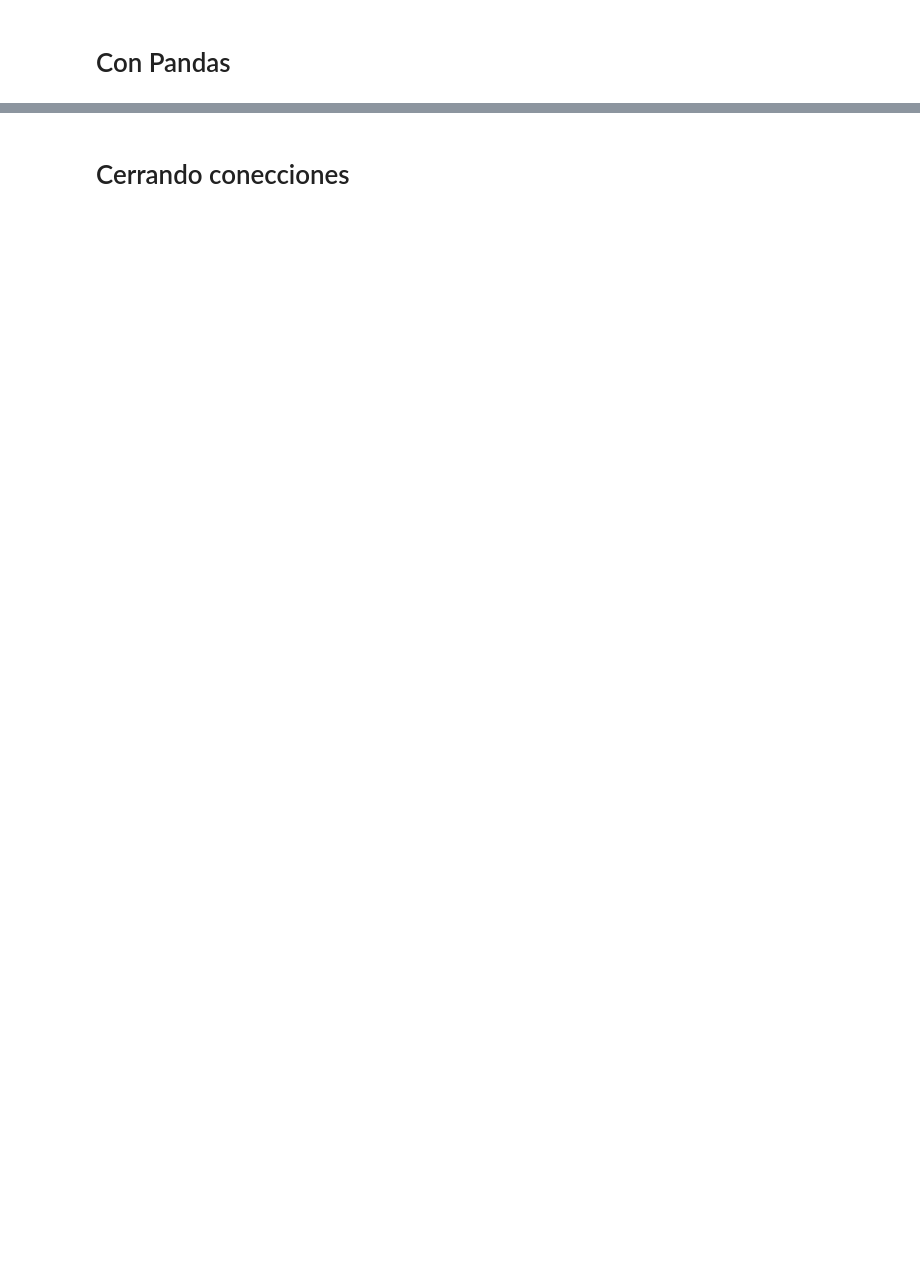
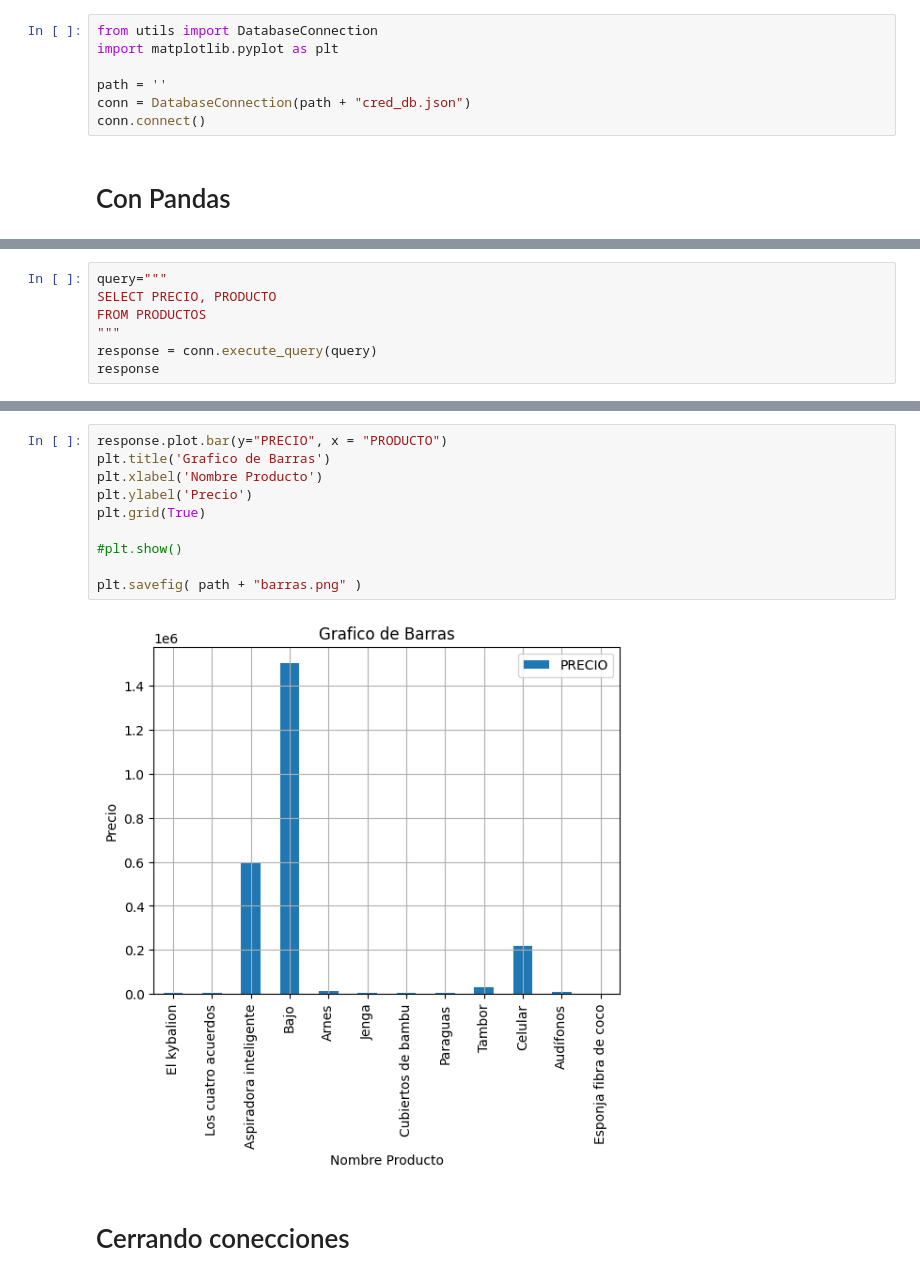
Before and after one commit to amarufd/herramientasDeAnalisis2023, a Jupyter notebook: Python/conection_database.ipynb, the cells around one changed output, grey strips where cells are left out. Saved outputs shown, nothing was run; the diff lists cells and outputs as text; blank space fills up the shorter version.

```diff
--- a/Python/conection_database.ipynb
+++ b/Python/conection_database.ipynb
@@ -92,3 +1,10 @@ response
+# %%
+from utils import DatabaseConnection
+import matplotlib.pyplot as plt
+
+path = ''
+conn = DatabaseConnection(path + "cred_db.json")
+conn.connect()
 # %% [markdown]
 # Con Pandas
 # %%
@@ -130,0 +33,7 @@ response['PRECIO'].plot.hist(bins=15)
+# %%
+query="""
+SELECT PRECIO, PRODUCTO
+FROM PRODUCTOS
+"""
+response = conn.execute_query(query)
+response
@@ -131,2 +54,14 @@ response['PRECIO'].plot.hist(bins=15)
+# %%
+response.plot.bar(y="PRECIO", x = "PRODUCTO")
+plt.title('Grafico de Barras')
+plt.xlabel('Nombre Producto')
+plt.ylabel('Precio')
+plt.grid(True)
+
+#plt.show()
+
+plt.savefig( path + "barras.png" )
+# %% [output]
+[figure, added]
 # %% [markdown]
 # Cerrando conecciones
```
Also changed, not shown: parts of 15 cells of this notebook, 4 other files.
